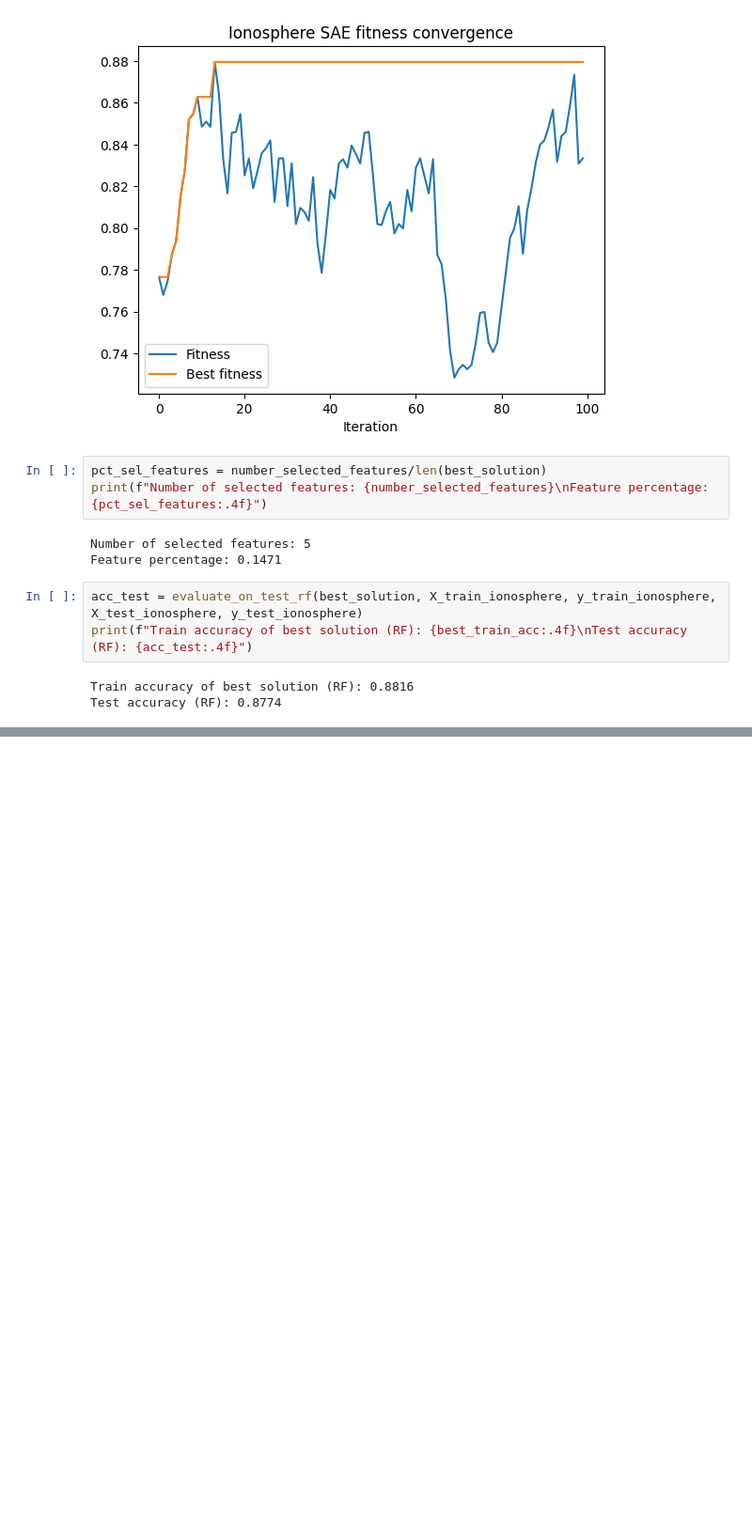
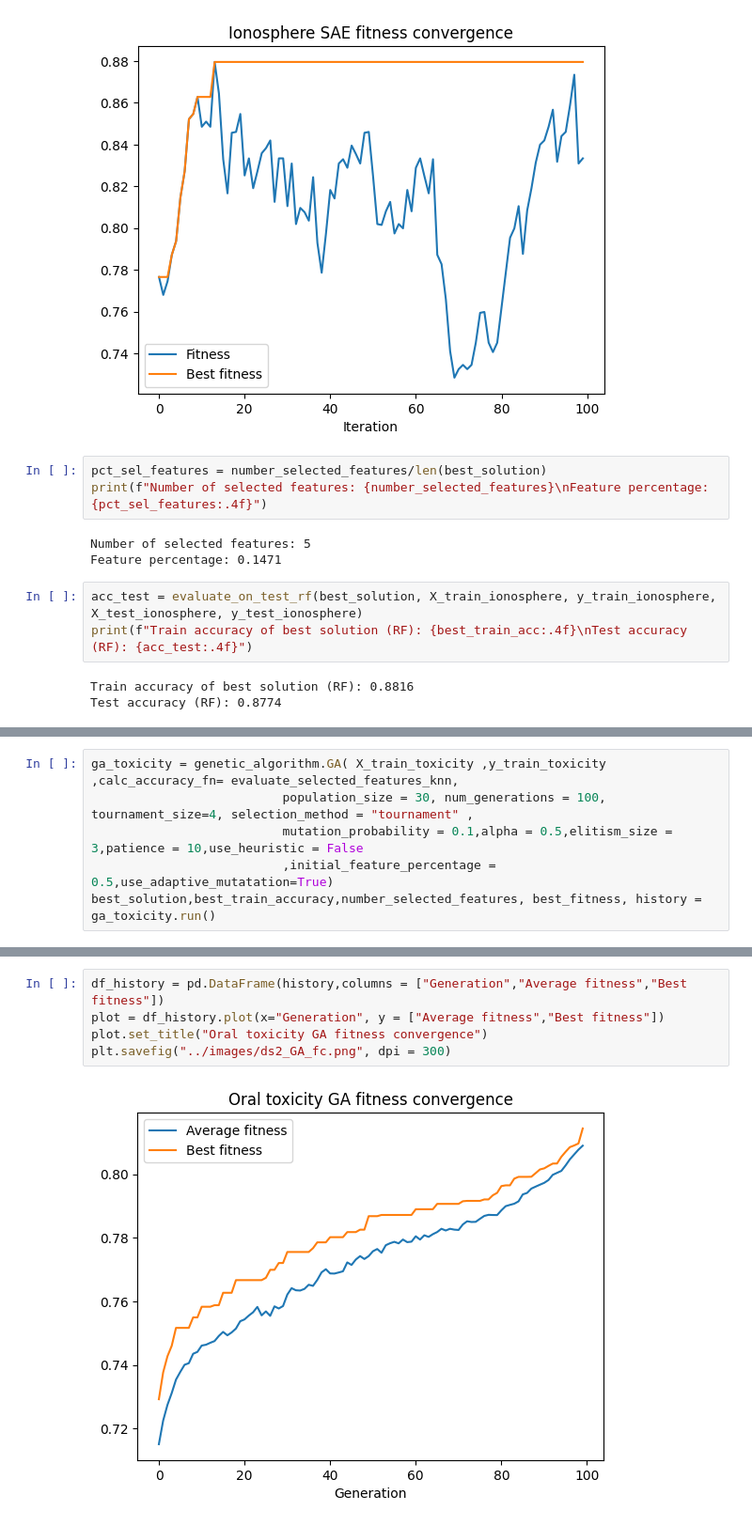
Before and after one commit to darijaeremija/metaheuristic_for_feature_selection, a Jupyter notebook: src/main.ipynb, the cells around one changed output, grey strips where cells are left out. Shown at 94% size. Saved outputs shown, nothing was run; the diff lists cells and outputs as text; blank space fills up the shorter version.

```diff
--- a/src/main.ipynb
+++ b/src/main.ipynb
@@ -264,0 +283,6 @@ Test accuracy (RF): 0.8774
+# %%
+ga_toxicity = genetic_algorithm.GA( X_train_toxicity ,y_train_toxicity ,calc_accuracy_fn= evaluate_selected_features_knn,
+                          population_size = 30, num_generations = 100, tournament_size=4, selection_method = "tournament" ,
+                          mutation_probability = 0.1,alpha = 0.5,elitism_size = 3,patience = 10,use_heuristic = False
+                          ,initial_feature_percentage = 0.5,use_adaptive_mutatation=True)
+best_solution,best_train_accuracy,number_selected_features, best_fitness, history = ga_toxicity.run()
@@ -264,0 +307,7 @@ Test accuracy (RF): 0.8774
+# %%
+df_history = pd.DataFrame(history,columns = ["Generation","Average fitness","Best fitness"])
+plot = df_history.plot(x="Generation", y = ["Average fitness","Best fitness"])
+plot.set_title("Oral toxicity GA fitness convergence")
+plt.savefig("../images/ds2_GA_fc.png", dpi = 300)
+# %% [output]
+[figure, added]
```
Also changed, not shown: parts of 68 cells of this notebook.
